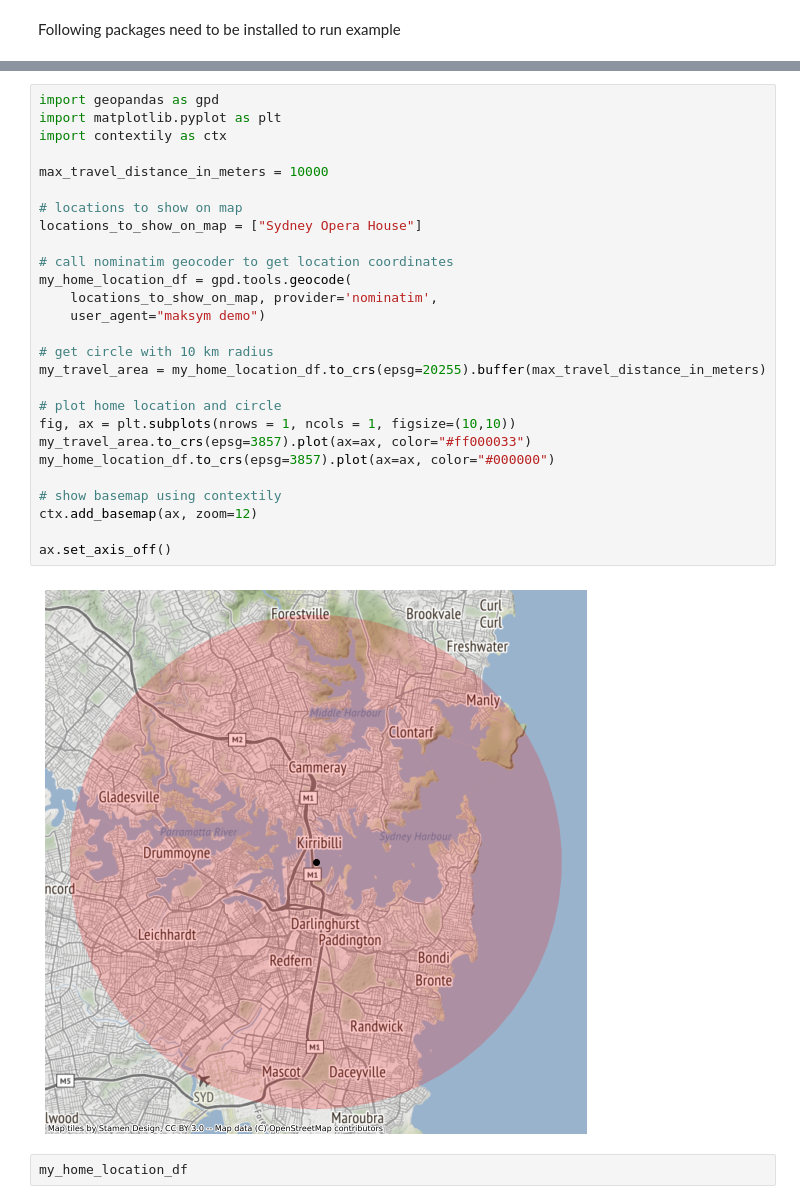
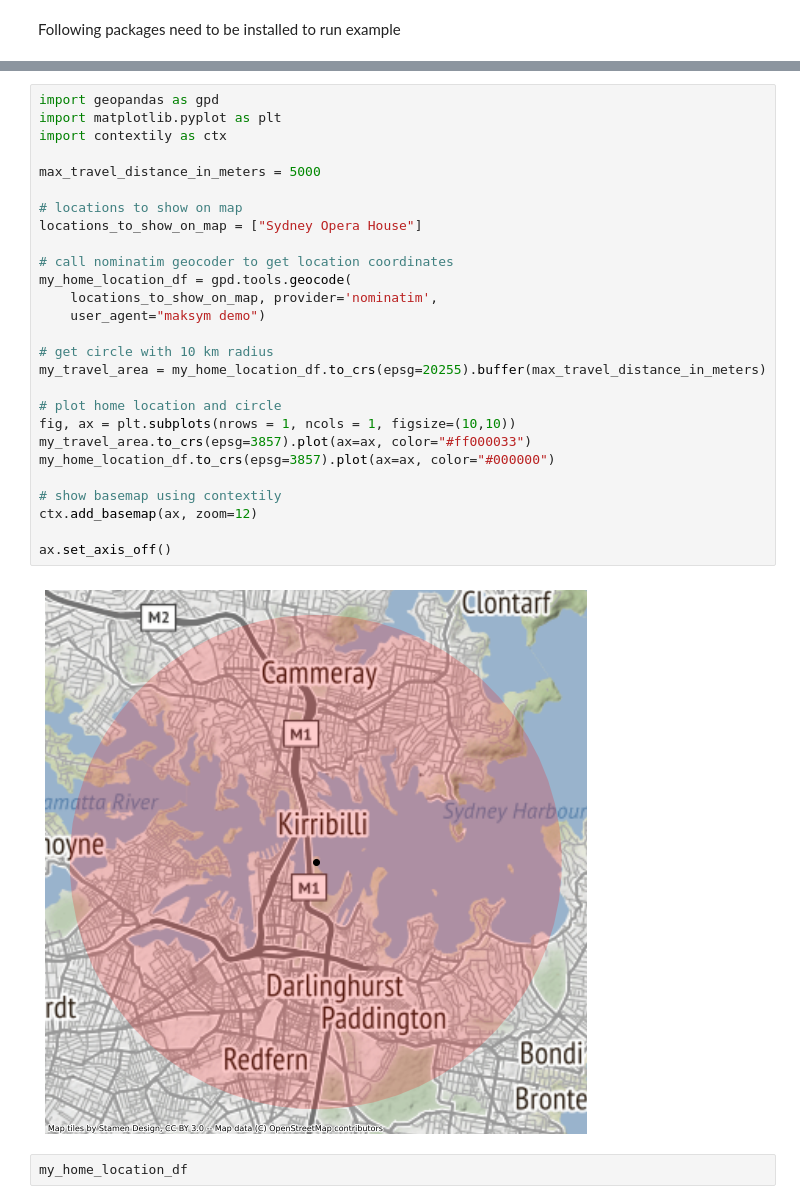
Before and after one commit to maxim75/data-visualization, a Jupyter notebook: notebooks/Showing_radius_on_map.ipynb, the cells around one changed output, grey strips where cells are left out. Drawn from its saved outputs; the diff is of its cells as text.

```diff
--- a/notebooks/Showing_radius_on_map.ipynb
+++ b/notebooks/Showing_radius_on_map.ipynb
@@ -10,32 +28,32 @@ Following packages need to be installed to run example
 # %%
 import geopandas as gpd
 import matplotlib.pyplot as plt
 import contextily as ctx
 
-max_travel_distance_in_meters = 10000
+max_travel_distance_in_meters = 5000
 
 # locations to show on map
 locations_to_show_on_map = ["Sydney Opera House"]
 
 # call nominatim geocoder to get location coordinates
 my_home_location_df = gpd.tools.geocode(
     locations_to_show_on_map, provider='nominatim',
     user_agent="maksym demo")
 
 # get circle with 10 km radius
 my_travel_area = my_home_location_df.to_crs(epsg=20255).buffer(max_travel_distance_in_meters)
 
 # plot home location and circle
 fig, ax = plt.subplots(nrows = 1, ncols = 1, figsize=(10,10))
 my_travel_area.to_crs(epsg=3857).plot(ax=ax, color="#ff000033")
 my_home_location_df.to_crs(epsg=3857).plot(ax=ax, color="#000000")
 
 # show basemap using contextily
 ctx.add_basemap(ax, zoom=12)
 
 ax.set_axis_off()
 # %% [output]
-[figure, old version]
+[figure, new version]
 # %%
 my_home_location_df
 # %% [output]
```
Also changed, not shown: parts of 2 cells of this notebook, 1 other file.
